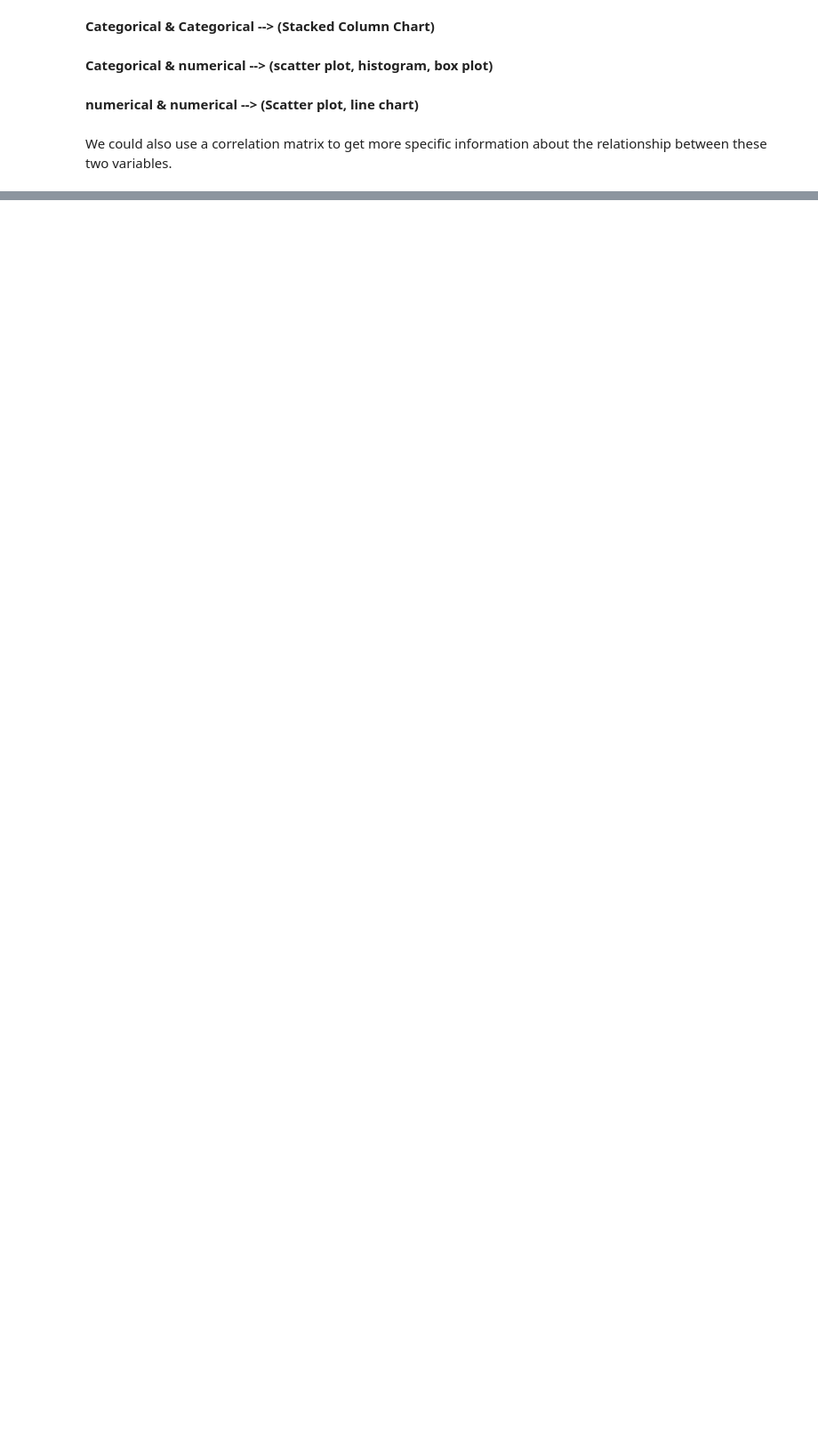
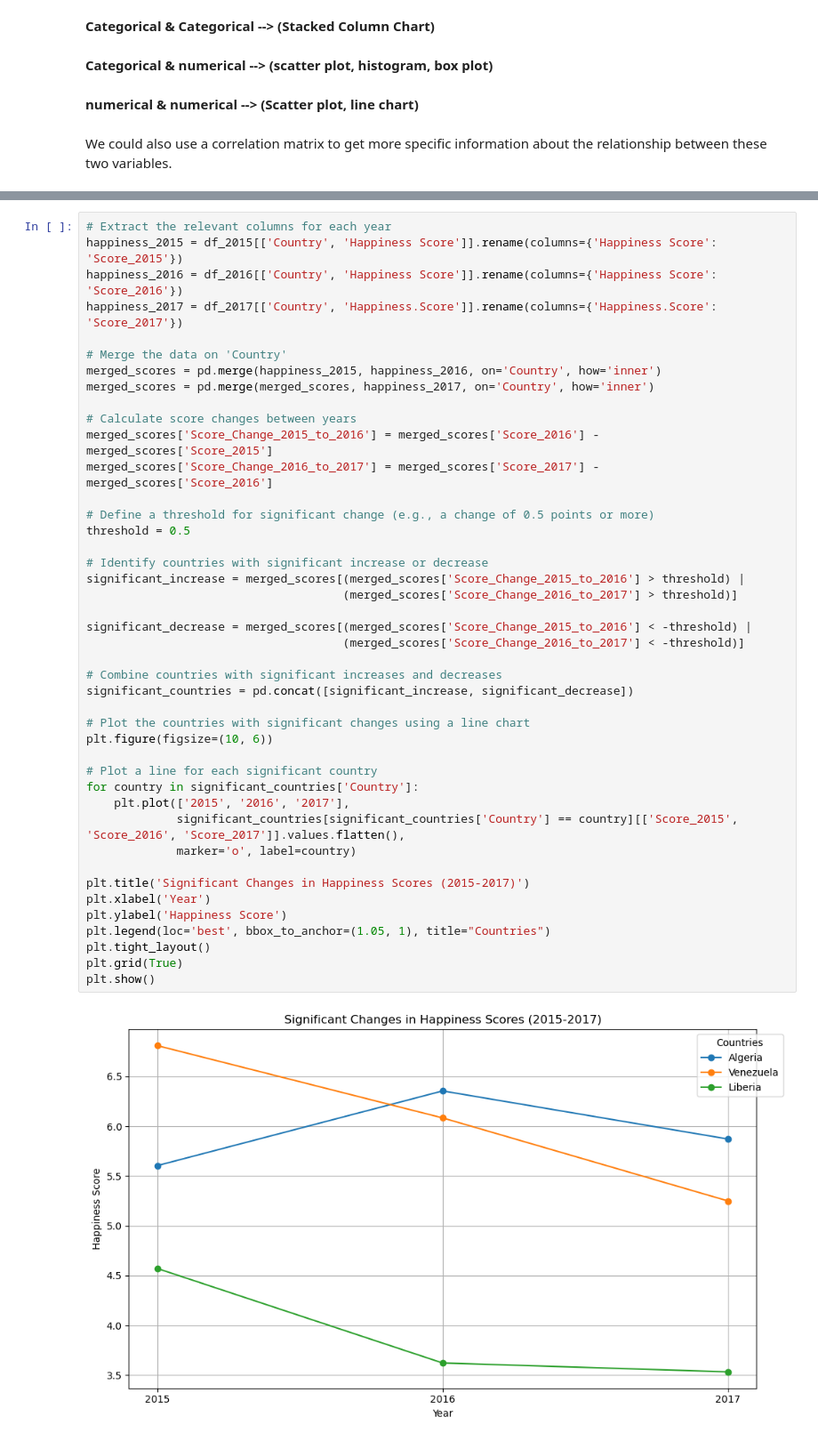
Before and after one commit to Ahmad-Fayez24/Usecase-2, a Jupyter notebook: EDA explain template.ipynb, the cells around one changed output, grey strips where cells are left out. Shown at 89% size. Drawn from its saved outputs; the diff is of its cells as text; blank space fills up the shorter version.

```diff
--- a/EDA explain template.ipynb
+++ b/EDA explain template.ipynb
@@ -993,0 +1112,45 @@ We could also use a correlation matrix to get more specific information about th
+# %%
+# Extract the relevant columns for each year
+happiness_2015 = df_2015[['Country', 'Happiness Score']].rename(columns={'Happiness Score': 'Score_2015'})
+happiness_2016 = df_2016[['Country', 'Happiness Score']].rename(columns={'Happiness Score': 'Score_2016'})
+happiness_2017 = df_2017[['Country', 'Happiness.Score']].rename(columns={'Happiness.Score': 'Score_2017'})
+
+# Merge the data on 'Country'
+merged_scores = pd.merge(happiness_2015, happiness_2016, on='Country', how='inner')
+merged_scores = pd.merge(merged_scores, happiness_2017, on='Country', how='inner')
+
+# Calculate score changes between years
+merged_scores['Score_Change_2015_to_2016'] = merged_scores['Score_2016'] - merged_scores['Score_2015']
+merged_scores['Score_Change_2016_to_2017'] = merged_scores['Score_2017'] - merged_scores['Score_2016']
+
+# Define a threshold for significant change (e.g., a change of 0.5 points or more)
+threshold = 0.5
+
+# Identify countries with significant increase or decrease
+significant_increase = merged_scores[(merged_scores['Score_Change_2015_to_2016'] > threshold) |
+                                     (merged_scores['Score_Change_2016_to_2017'] > threshold)]
+
+significant_decrease = merged_scores[(merged_scores['Score_Change_2015_to_2016'] < -threshold) |
+                                     (merged_scores['Score_Change_2016_to_2017'] < -threshold)]
+
+# Combine countries with significant increases and decreases
+significant_countries = pd.concat([significant_increase, significant_decrease])
+
+# Plot the countries with significant changes using a line chart
+plt.figure(figsize=(10, 6))
+
+# Plot a line for each significant country
+for country in significant_countries['Country']:
+    plt.plot(['2015', '2016', '2017'],
+             significant_countries[significant_countries['Country'] == country][['Score_2015', 'Score_2016', 'Score_2017']].values.flatten(),
+             marker='o', label=country)
+
+plt.title('Significant Changes in Happiness Scores (2015-2017)')
+plt.xlabel('Year')
+plt.ylabel('Happiness Score')
+plt.legend(loc='best', bbox_to_anchor=(1.05, 1), title="Countries")
+plt.tight_layout()
+plt.grid(True)
+plt.show()
+# %% [output]
+[figure, added]
```
Also changed, not shown: parts of 6 cells of this notebook.
